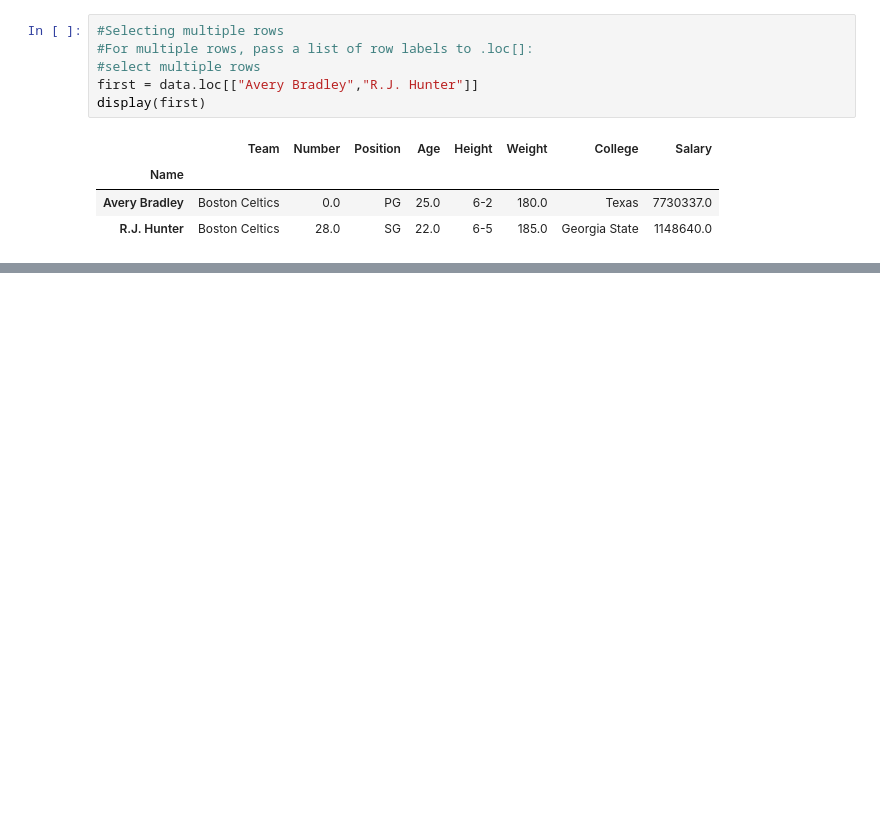
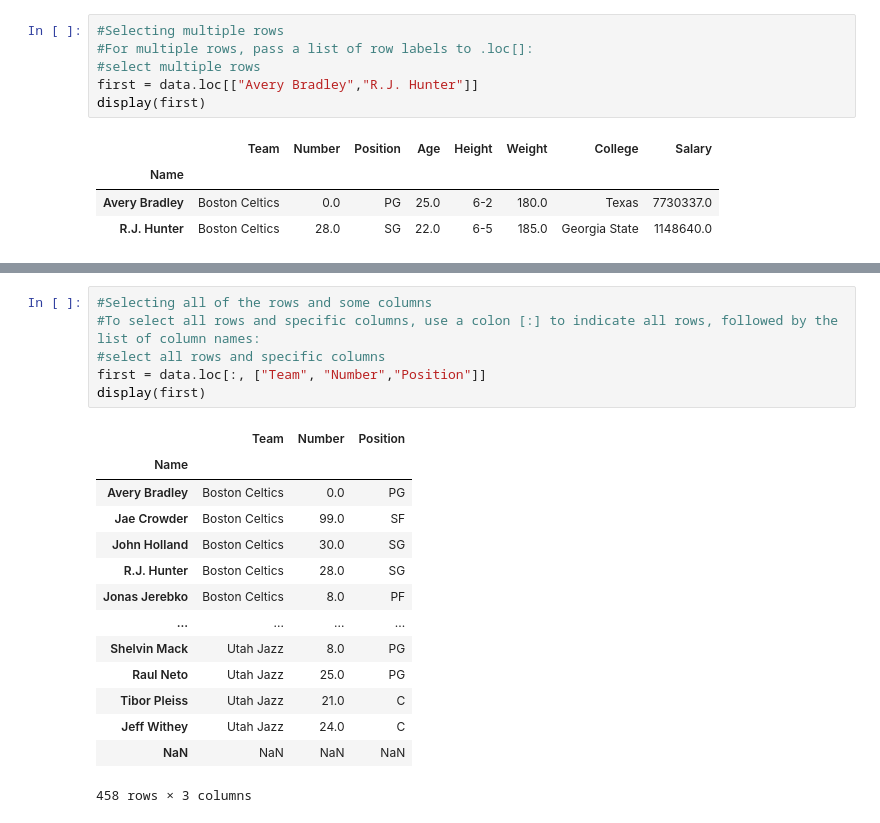
Before and after one commit to Lenmbugua/Python-Numpy-and-Pandas, a Jupyter notebook: Pandas.ipynb, the cells around one changed output, grey strips where cells are left out. Cells and saved outputs as stored; diff of their text form; blank space fills up the shorter version.

Commit message:
Selecting all of the rows and some columns and viceversa

```diff
--- a/Pandas.ipynb
+++ b/Pandas.ipynb
@@ -926,0 +938,21 @@ display(first)
+# %%
+#Selecting all of the rows and some columns
+#To select all rows and specific columns, use a colon [:] to indicate all rows, followed by the list of column names:
+#select all rows and specific columns
+first = data.loc[:, ["Team", "Number","Position"]]
+display(first)
+# %% [output]
+|  | Team | Number | Position |
+| Name |  |  |  |
+| Avery Bradley | Boston Celtics | 0.0 | PG |
+| Jae Crowder | Boston Celtics | 99.0 | SF |
+| John Holland | Boston Celtics | 30.0 | SG |
+| R.J. Hunter | Boston Celtics | 28.0 | SG |
+| Jonas Jerebko | Boston Celtics | 8.0 | PF |
+| ... | ... | ... | ... |
+| Shelvin Mack | Utah Jazz | 8.0 | PG |
+| Raul Neto | Utah Jazz | 25.0 | PG |
+| Tibor Pleiss | Utah Jazz | 21.0 | C |
+| Jeff Withey | Utah Jazz | 24.0 | C |
+| NaN | NaN | NaN | NaN |
+458 rows × 3 columns
```
Also changed, not shown: parts of 2 cells of this notebook.
